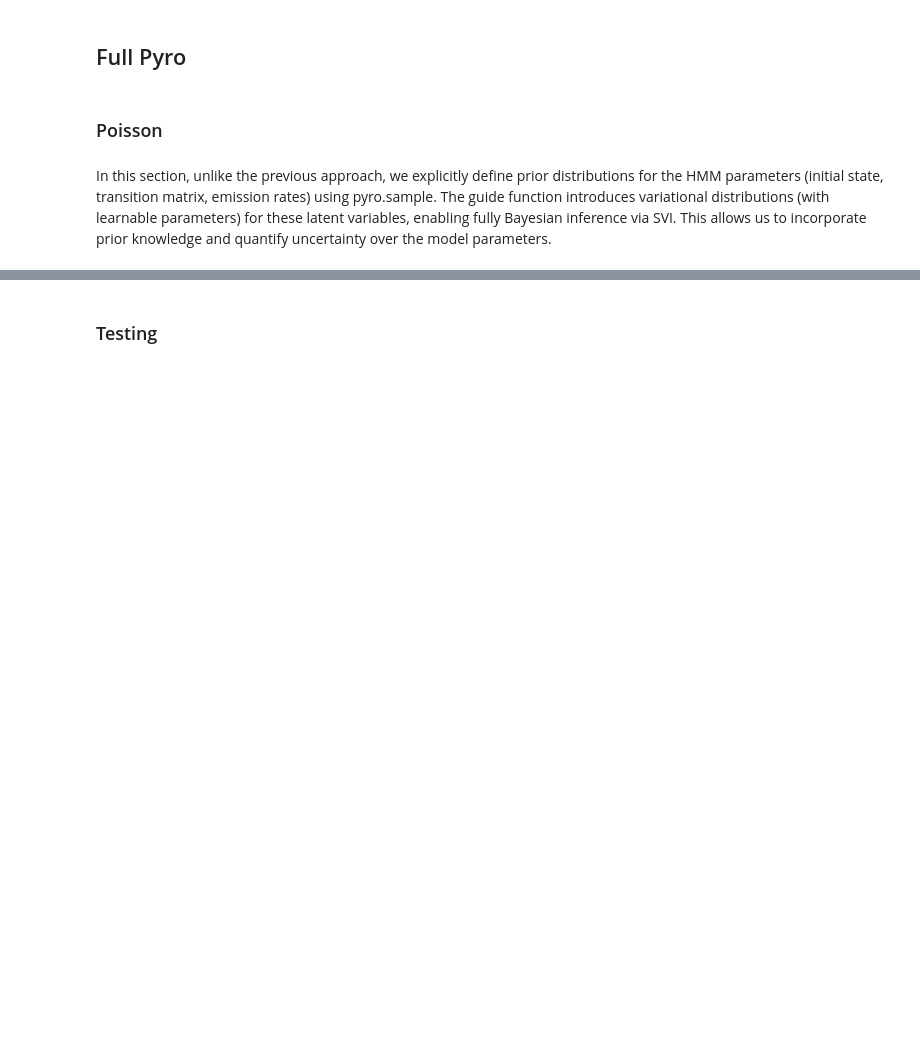
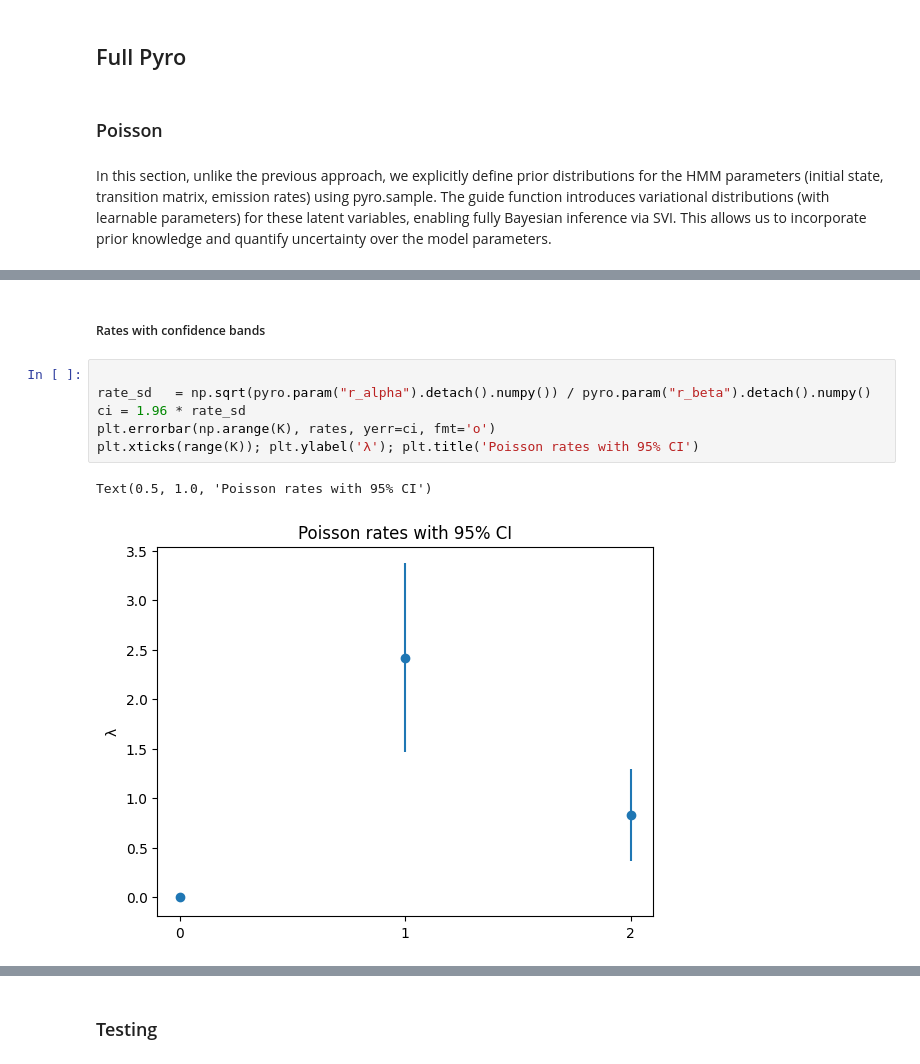
Before and after one commit to erikdeluca/Blood-Donors, a Jupyter notebook: Python/Pyro.ipynb, the cells around one changed output, grey strips where cells are left out. Drawn from its saved outputs; the diff is of its cells as text; blank space fills up the shorter version.

```diff
--- a/Python/Pyro.ipynb
+++ b/Python/Pyro.ipynb
@@ -424,0 +572,11 @@ plot_hmm_params(
+# %% [markdown]
+##### Rates with confidence bands
+# %%
+
+rate_sd   = np.sqrt(pyro.param("r_alpha").detach().numpy()) / pyro.param("r_beta").detach().numpy()
+ci = 1.96 * rate_sd
+plt.errorbar(np.arange(K), rates, yerr=ci, fmt='o')
+plt.xticks(range(K)); plt.ylabel('λ'); plt.title('Poisson rates with 95% CI')
+# %% [output]
+Text(0.5, 1.0, 'Poisson rates with 95% CI')
+[figure, added]
```
Also changed, not shown: parts of 48 cells of this notebook, 47 other files.
